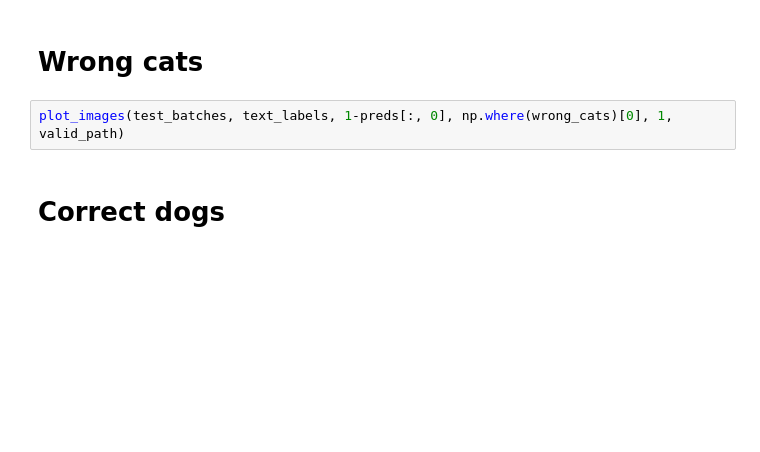
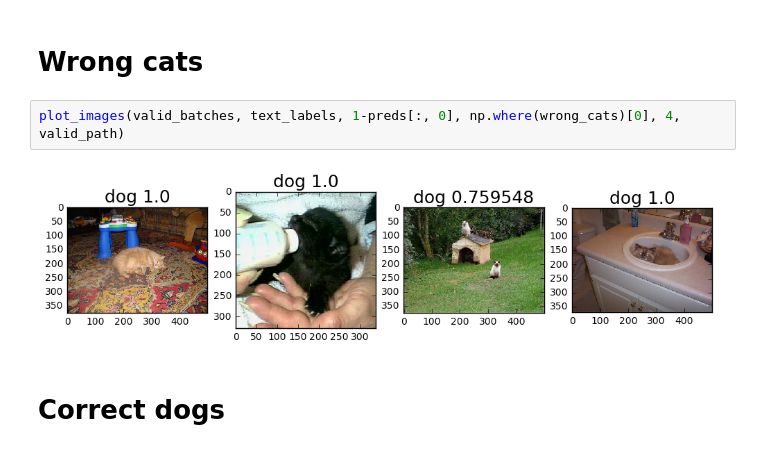
Before and after one commit to kwojcik/courses, a Jupyter notebook: deeplearning1/lesson1/vgg_redo.ipynb, the cells around one changed output. Cells and saved outputs as stored; diff of their text form; blank space fills up the shorter version.

```diff
--- a/deeplearning1/lesson1/vgg_redo.ipynb
+++ b/deeplearning1/lesson1/vgg_redo.ipynb
@@ -94,7 +101,9 @@ plot_images(test_batches, text_labels, 1-preds[:, 0], np.where(wrong_dogs)[0], 4
 # %% [markdown]
 # Wrong cats
 # %%
-plot_images(test_batches, text_labels, 1-preds[:, 0], np.where(wrong_cats)[0], 1, valid_path)
+plot_images(valid_batches, text_labels, 1-preds[:, 0], np.where(wrong_cats)[0], 4, valid_path)
+# %% [output]
+[figure, added]
 # %% [markdown]
 # Correct dogs
 # %%
```
Also changed, not shown: parts of 22 cells of this notebook, 1 other file.
